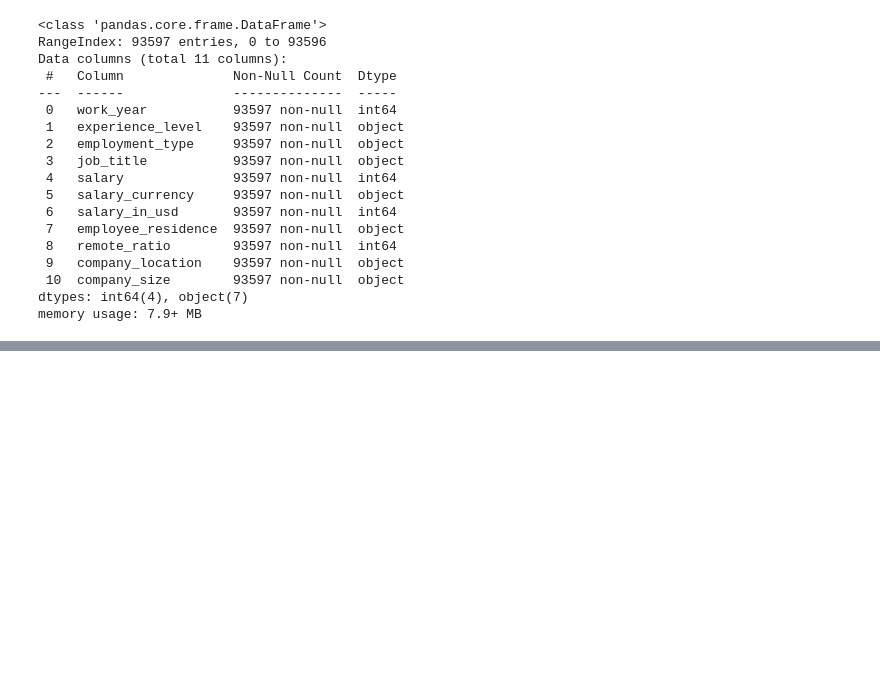
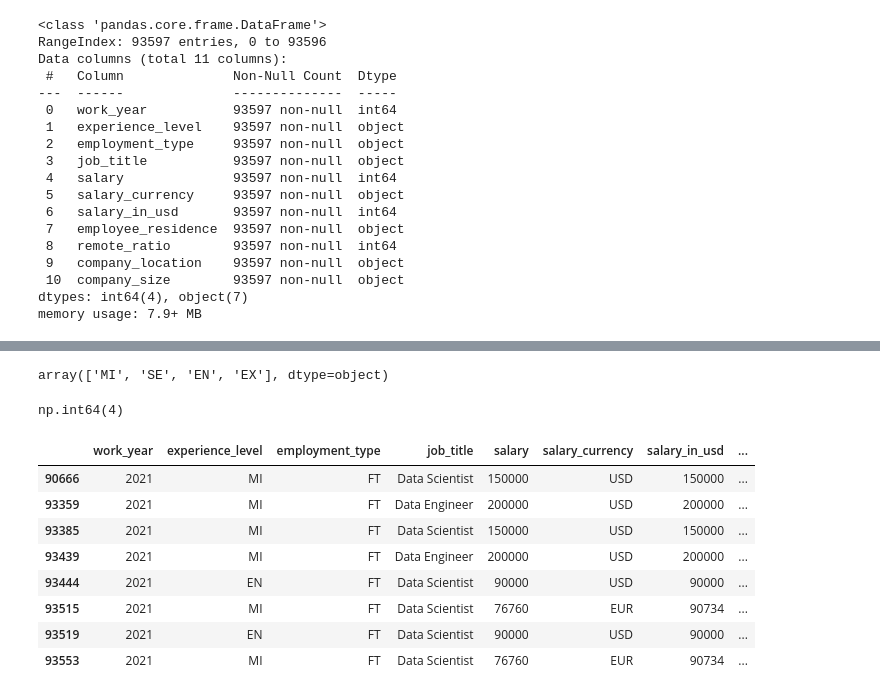
Before and after one commit to Fjmarvalr/Analisis-de-datos-de-Salarios, a Jupyter notebook: analisis.ipynb, the cells around one changed output, grey strips where cells are left out. Drawn from its saved outputs; the diff is of its cells as text; code cells hidden in the pictures; blank space fills up the shorter version.

```diff
--- a/analisis.ipynb
+++ b/analisis.ipynb
@@ -9,2 +4,4 @@ df_analisis1= pd.read_csv('DataScience_salaries_2025.csv')
+# %%
+df = pd.read_csv('DataScience_salaries_2025.csv')
 # %%
 #Información de los datos
@@ -30,0 +33,3 @@ memory usage: 7.9+ MB
+# %%
+df2021 = df[df['work_year'] == 2021]
+#Ver opciones de año
@@ -30,0 +57,22 @@ memory usage: 7.9+ MB
+# %%
+df["experience_level"].unique()
+# %% [output]
+array(['MI', 'SE', 'EN', 'EX'], dtype=object)
+# %%
+df2021.duplicated().sum()
+#Eliminar duplicados
+# %% [output]
+np.int64(4)
+# %%
+#Commo ver los duplicados
+df2021[df2021.duplicated(keep=False)]
+# %% [output]
+|  | work_year | experience_level | employment_type | job_title | salary | salary_currency | salary_in_usd | ... |
+| 90666 | 2021 | MI | FT | Data Scientist | 150000 | USD | 150000 | ... |
+| 93359 | 2021 | MI | FT | Data Engineer | 200000 | USD | 200000 | ... |
+| 93385 | 2021 | MI | FT | Data Scientist | 150000 | USD | 150000 | ... |
+| 93439 | 2021 | MI | FT | Data Engineer | 200000 | USD | 200000 | ... |
+| 93444 | 2021 | EN | FT | Data Scientist | 90000 | USD | 90000 | ... |
+| 93515 | 2021 | MI | FT | Data Scientist | 76760 | EUR | 90734 | ... |
+| 93519 | 2021 | EN | FT | Data Scientist | 90000 | USD | 90000 | ... |
+| 93553 | 2021 | MI | FT | Data Scientist | 76760 | EUR | 90734 | ... |
```
Also changed, not shown: parts of 16 cells of this notebook, 2 other files.
